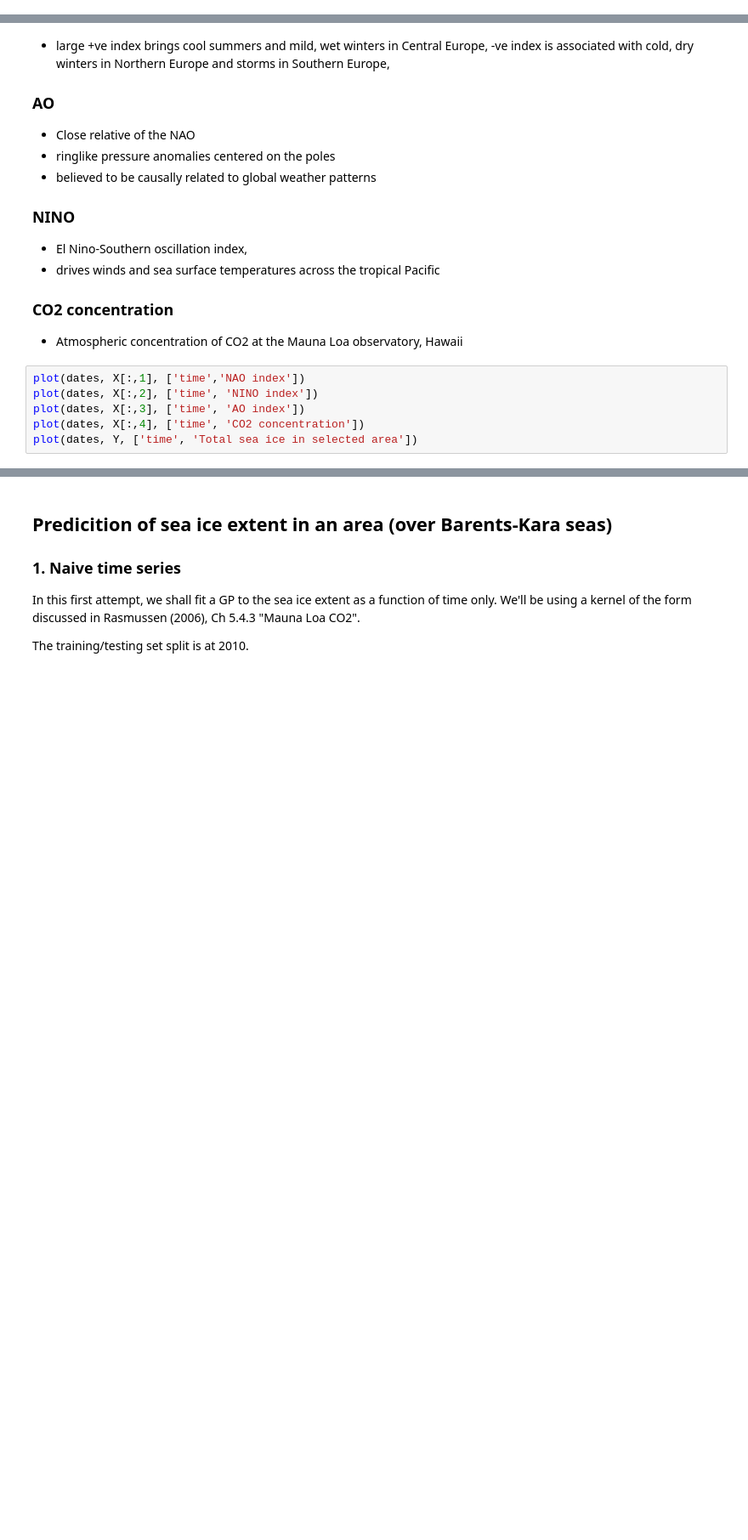
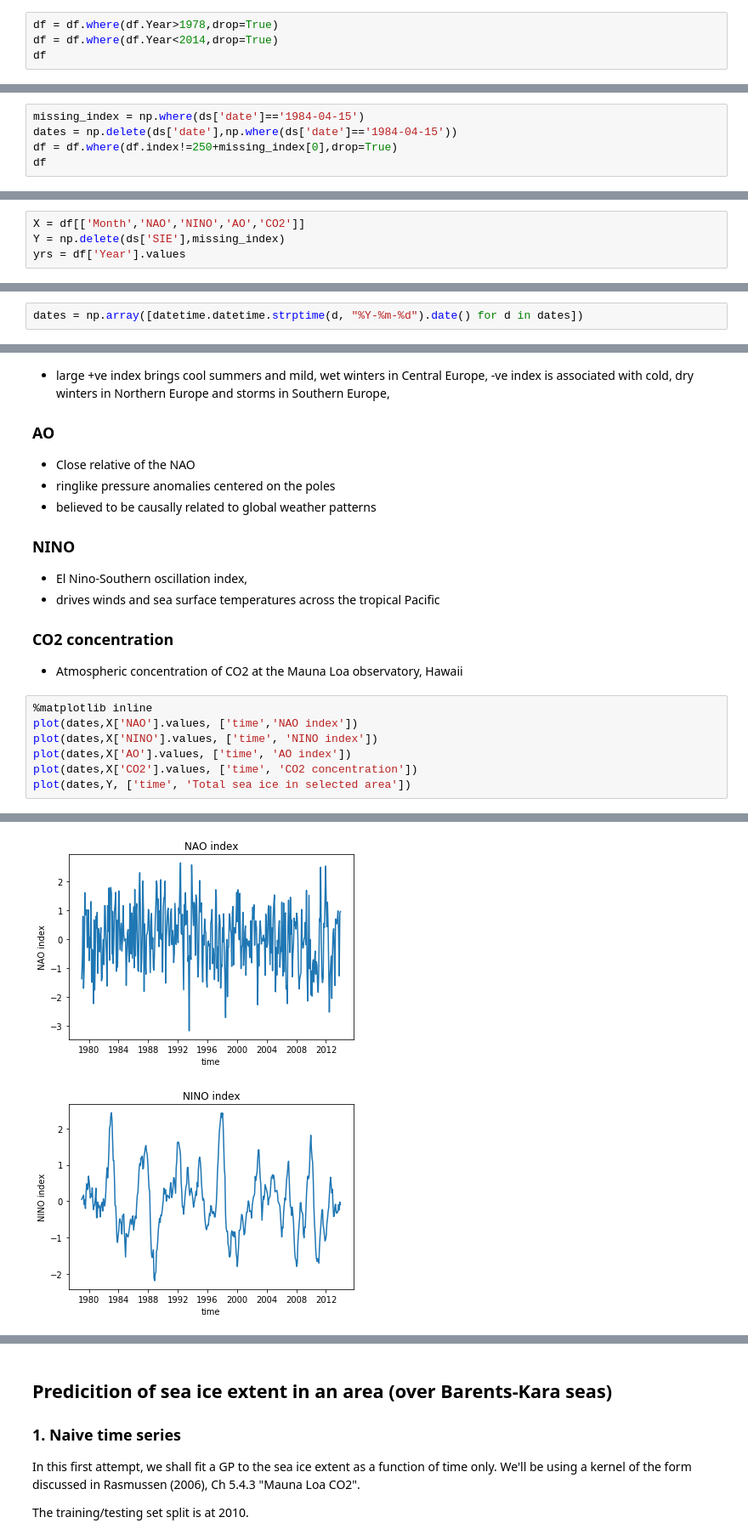
Before and after one commit to fruzsinaagocs/sea-ice, a Jupyter notebook: sea-ice-practical.ipynb, the cells around one changed output, grey strips where cells are left out. Shown at 85% size. Saved outputs shown, nothing was run; the diff lists cells and outputs as text; blank space fills up the shorter version.

```diff
--- a/sea-ice-practical.ipynb
+++ b/sea-ice-practical.ipynb
@@ -164,0 +136,4 @@ dates = np.array([datetime.date(yrs[i],int(X[i,0]),15) for i in range(len(
+# %%
+df = df.where(df.Year>1978,drop=True)
+df = df.where(df.Year<2014,drop=True)
+df
@@ -164,0 +155,5 @@ dates = np.array([datetime.date(yrs[i],int(X[i,0]),15) for i in range(len(
+# %%
+missing_index = np.where(ds['date']=='1984-04-15')
+dates = np.delete(ds['date'],np.where(ds['date']=='1984-04-15'))
+df = df.where(df.index!=250+missing_index[0],drop=True)
+df
@@ -164,0 +175,4 @@ dates = np.array([datetime.date(yrs[i],int(X[i,0]),15) for i in range(len(
+# %%
+X = df[['Month','NAO','NINO','AO','CO2']]
+Y = np.delete(ds['SIE'],missing_index)
+yrs = df['Year'].values
@@ -165,3 +194,5 @@ dates = np.array([datetime.date(yrs[i],int(X[i,0]),15) for i in range(len(
+# %%
+dates = np.array([datetime.datetime.strptime(d, "%Y-%m-%d").date() for d in dates])
 # %% [markdown]
 Now look at all time series data.
 
@@ -182,9 +213,10 @@ Now look at all time series data.
 ### CO2 concentration
 - Atmospheric concentration of CO2 at the Mauna Loa observatory, Hawaii
 # %%
-plot(dates, X[:,1], ['time','NAO index'])
-plot(dates, X[:,2], ['time', 'NINO index'])
-plot(dates, X[:,3], ['time', 'AO index'])
-plot(dates, X[:,4], ['time', 'CO2 concentration'])
-plot(dates, Y, ['time', 'Total sea ice in selected area'])
+%matplotlib inline
+plot(dates,X['NAO'].values, ['time','NAO index'])
+plot(dates,X['NINO'].values, ['time', 'NINO index'])
+plot(dates,X['AO'].values, ['time', 'AO index'])
+plot(dates,X['CO2'].values, ['time', 'CO2 concentration'])
+plot(dates,Y, ['time', 'Total sea ice in selected area'])
 # %% [output]
@@ -200,0 +223,2 @@ plot(dates, Y, ['time', 'Total sea ice in selected area'])
+[figure, added]
+[figure, added]
```
Also changed, not shown: parts of 48 cells of this notebook.
